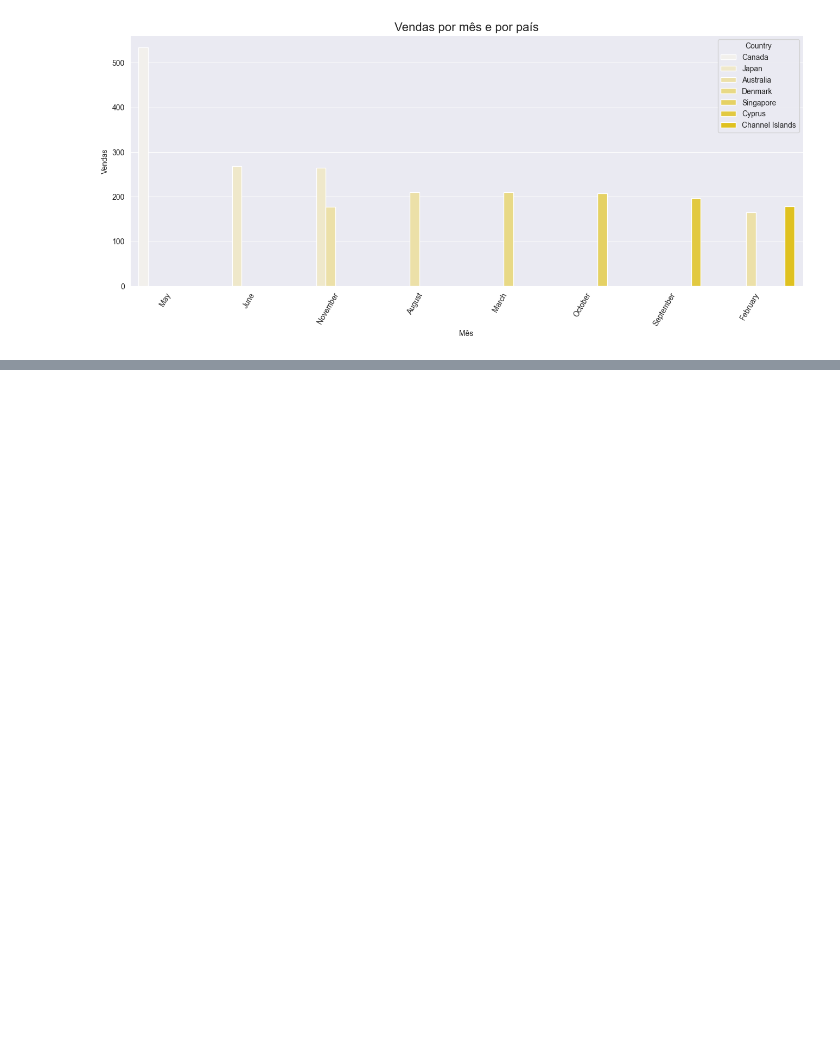
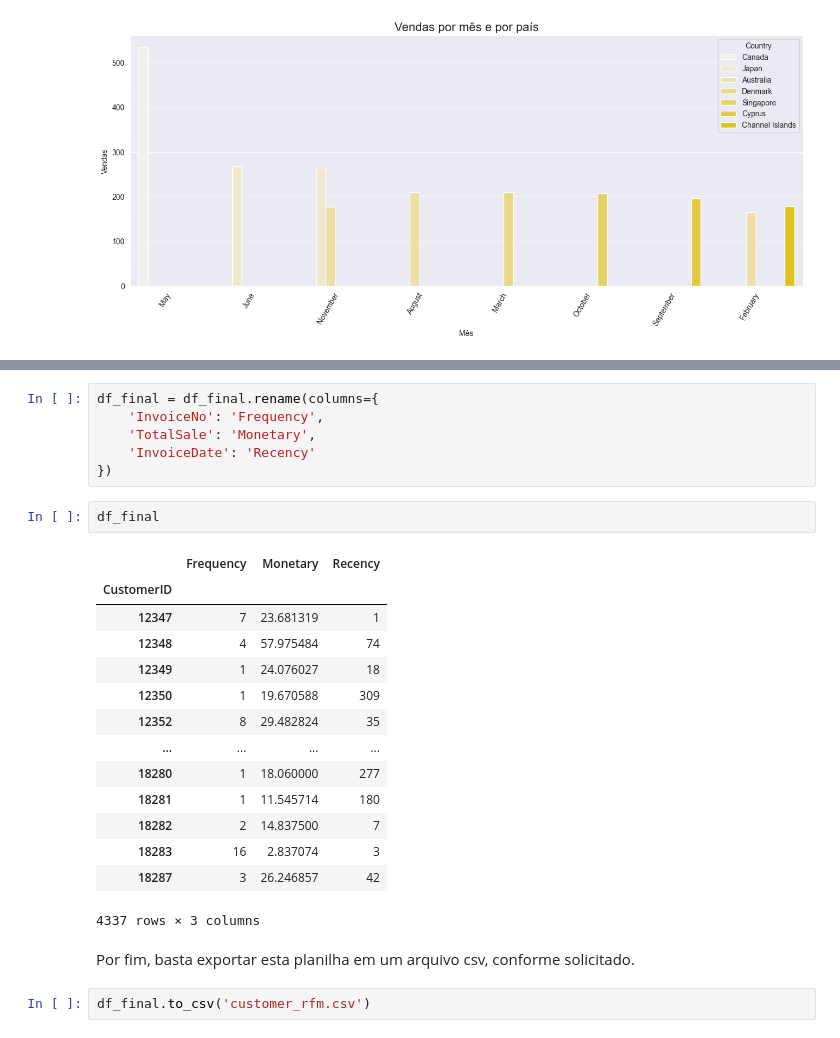
Before and after one commit to rfprates/analise_rfm_de_clientes, a Jupyter notebook: case_analise_rfm.ipynb, the cells around one changed output, grey strips where cells are left out. Saved outputs shown, nothing was run; the diff lists cells and outputs as text; blank space fills up the shorter version.

```diff
--- a/case_analise_rfm.ipynb
+++ b/case_analise_rfm.ipynb
@@ -572,0 +646,27 @@ plt.show()
+# %%
+df_final = df_final.rename(columns={
+    'InvoiceNo': 'Frequency',
+    'TotalSale': 'Monetary',
+    'InvoiceDate': 'Recency'
+})
+# %%
+df_final
+# %% [output]
+|  | Frequency | Monetary | Recency |
+| CustomerID |  |  |  |
+| 12347 | 7 | 23.681319 | 1 |
+| 12348 | 4 | 57.975484 | 74 |
+| 12349 | 1 | 24.076027 | 18 |
+| 12350 | 1 | 19.670588 | 309 |
+| 12352 | 8 | 29.482824 | 35 |
+| ... | ... | ... | ... |
+| 18280 | 1 | 18.060000 | 277 |
+| 18281 | 1 | 11.545714 | 180 |
+| 18282 | 2 | 14.837500 | 7 |
+| 18283 | 16 | 2.837074 | 3 |
+| 18287 | 3 | 26.246857 | 42 |
+4337 rows × 3 columns
+# %% [markdown]
+Por fim, basta exportar esta planilha em um arquivo csv, conforme solicitado.
+# %%
+df_final.to_csv('customer_rfm.csv')
```
Also changed, not shown: parts of 13 cells of this notebook.
